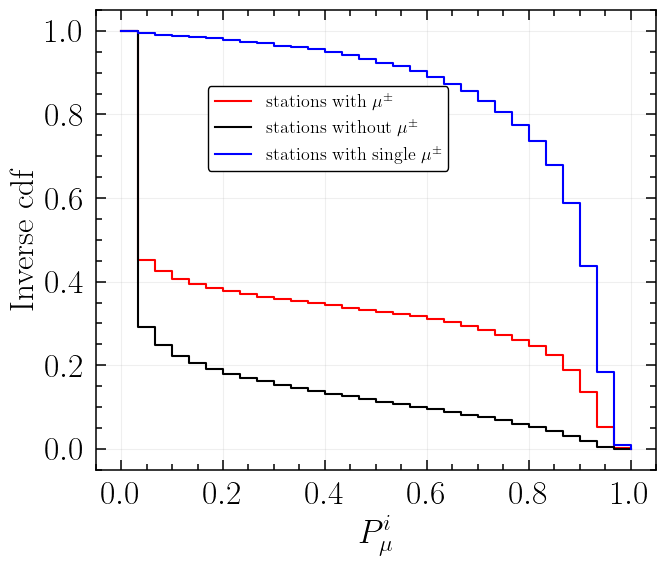
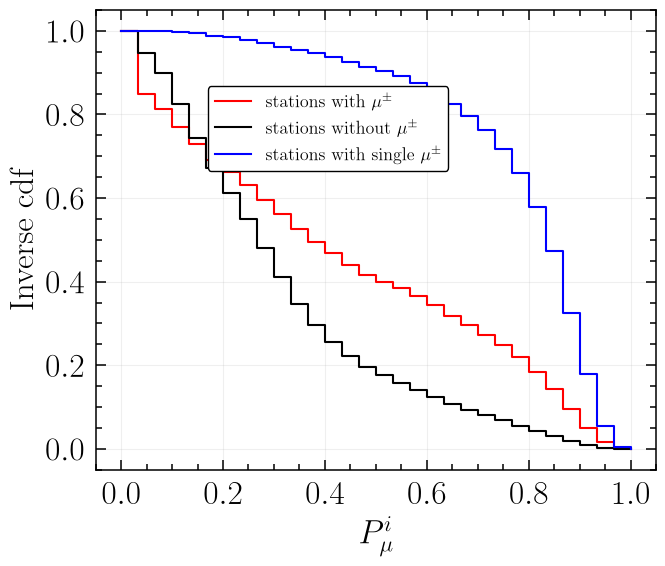
Unified diff of the notebook cell whose output changed from the first chart to the second:
--- before
+++ after
@@ -36,4 +36,4 @@
 plt.grid(True, alpha=0.2)
 plt.tight_layout()
-plt.savefig("../pictures/100160TeV_025deg_4FF_180R175h_Black/XGB_IC_13peSM_13peBKG_13peTEST_d0600_500ns/invcum_100160TeV_25z_13pe_500ns_0600d.pdf", dpi=300, bbox_inches="tight")
+#plt.savefig("../pictures/100160TeV_025deg_4FF_180R175h_Black/XGB_IC_13peSM_13peBKG_13peTEST_d0600_500ns/invcum_100160TeV_25z_13pe_500ns_0600d.pdf", dpi=300, bbox_inches="tight")
 plt.show()

Commit: updated all